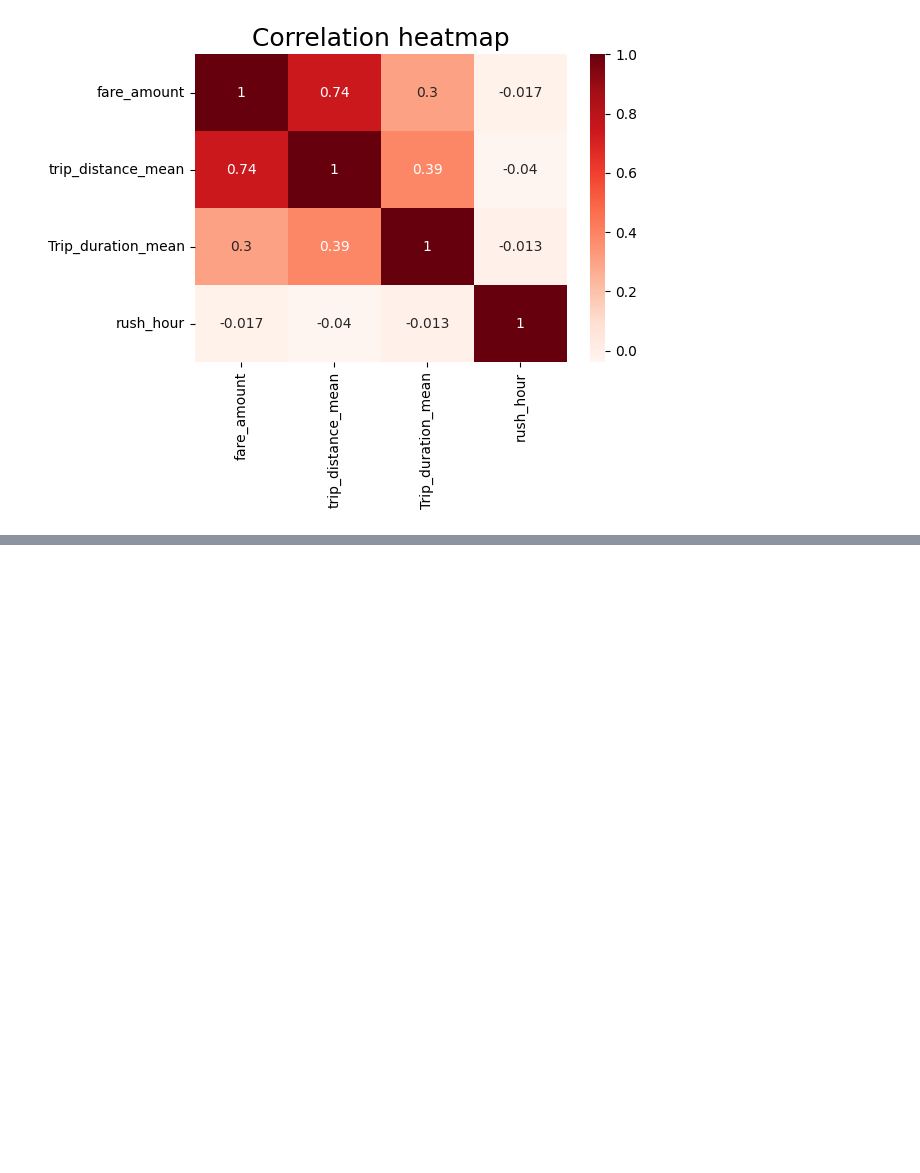
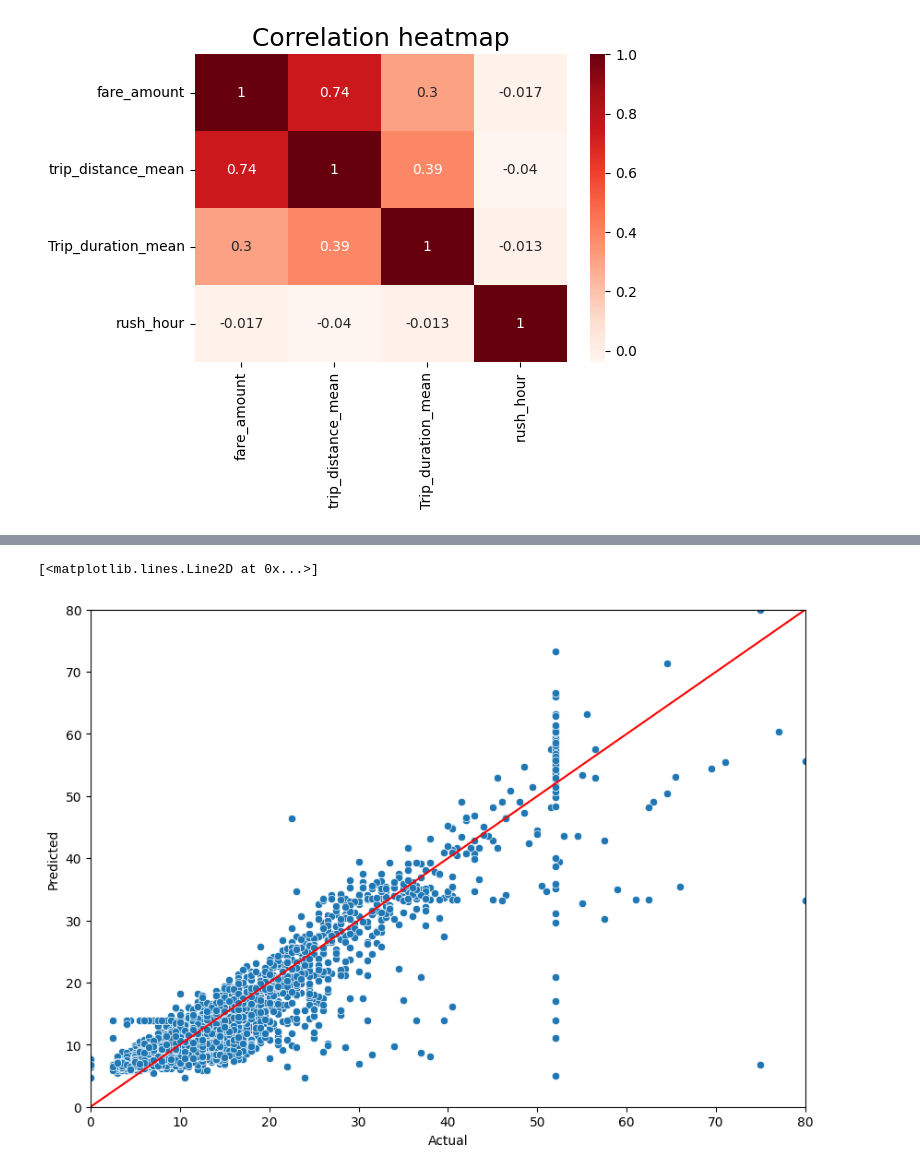
Before and after one commit to AfobCode/LearningPython, a Jupyter notebook: Automatidata/code/RegressionAnalysis.ipynb, the cells around one changed output, grey strips where cells are left out. Cells and saved outputs as stored; diff of their text form; code cells hidden in the pictures; blank space fills up the shorter version.

```diff
--- a/Automatidata/code/RegressionAnalysis.ipynb
+++ b/Automatidata/code/RegressionAnalysis.ipynb
@@ -598,0 +614,12 @@ plt.show()
+# %%
+from sklearn.preprocessing import StandardScaler
+from sklearn.linear_model import LinearRegression
+
+#First I will need to normalize the data
+x_normalized_train = StandardScaler().fit_transform(x_train)
+
+
+# Now will create the model
+fareAmount_lr_model = LinearRegression().fit(x_normalized_train,y_train)
+coefficientes = pd.DataFrame(fareAmount_lr_model.coef_ , columns= x_train.columns)
+coefficientes
@@ -598,0 +649,13 @@ plt.show()
+# %%
+# First transfor the test data
+x_test_transform = StandardScaler().fit_transform(x_test)
+
+# Now I should be able to evaluate the model
+r2_test = fareAmount_lr_model.score(x_test_transform,y_test)
+print(f'r_squared: {r2_test:.4f}')
+
+fareAmount_predicted_test = fareAmount_lr_model.predict(x_test_transform)
+print(f'r_squared on test data: {r2_score(y_test,fareAmount_predicted_test):.4f}')
+print(f'Mean Absolute Error Test: {mean_absolute_error(y_test,fareAmount_predicted_test):.4f}')
+print(f'Mean Squared Error Test: {mean_squared_error(y_test,fareAmount_predicted_test):.4f}')
+print(f'Root Mean Squared Error Test: {mean_squared_error(y_test,fareAmount_predicted_test)**(1/2):.4f}')
@@ -598,0 +675,5 @@ plt.show()
+# %%
+fareAmount_results = pd.DataFrame(data = {'Actual': y_test['fare_amount'], 'Predicted': fareAmount_predicted_test.ravel()})
+fareAmount_results['Residual'] = fareAmount_results['Actual'] - fareAmount_results['Predicted']
+
+fareAmount_results.head(15)
@@ -598,0 +697,15 @@ plt.show()
+# %%
+fig, ax = plt.subplots(figsize=(10,7))
+sns.scatterplot(
+    data= fareAmount_results,
+    x = 'Actual',
+    y = 'Predicted',
+    ax = ax,
+)
+
+plt.xlim(0,80)
+plt.ylim(0,80)
+plt.plot([0,80],[0,80], c='red')
+# %% [output]
+[<matplotlib.lines.Line2D at 0x...>]
+[figure, added]
```
Also changed, not shown: parts of 14 cells of this notebook.
